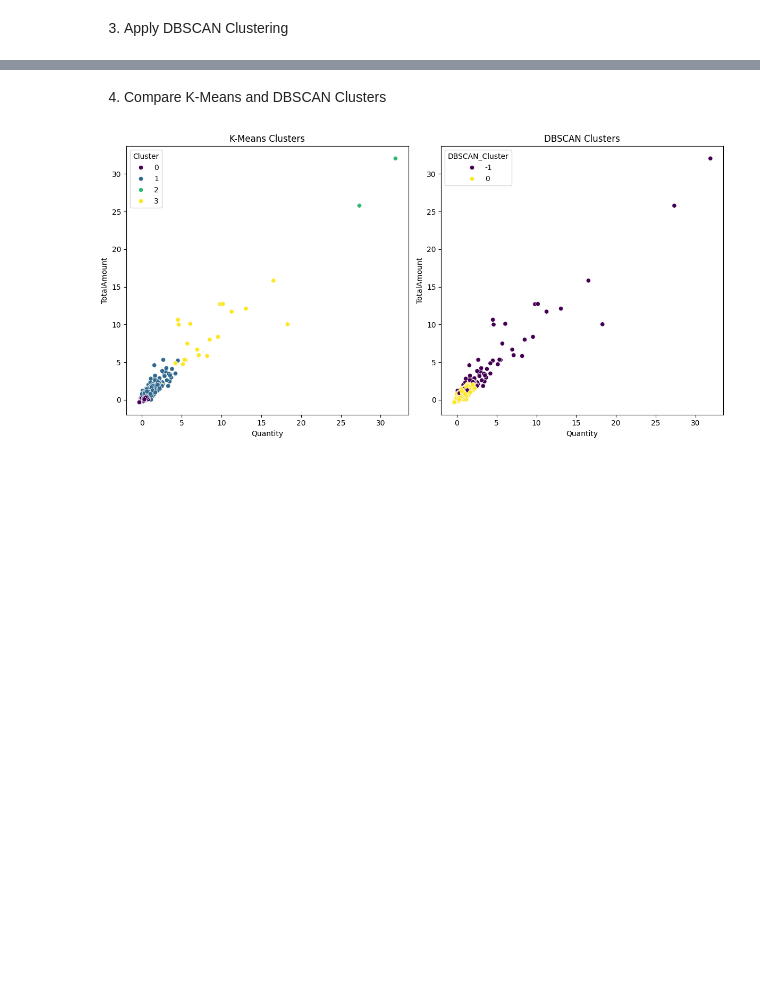
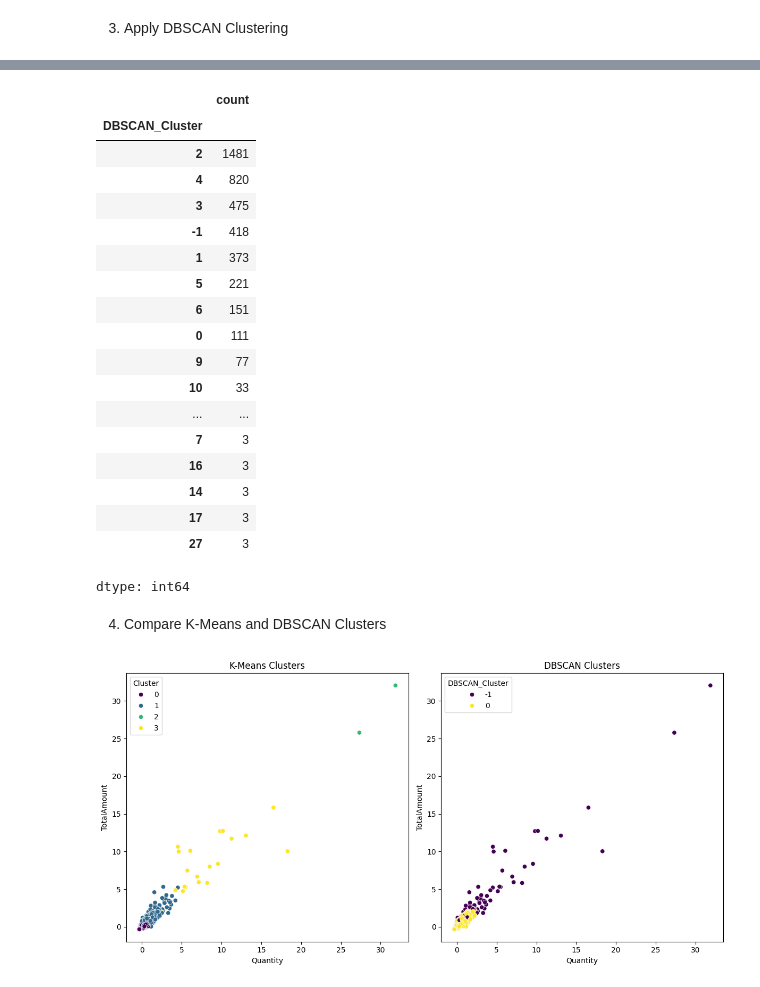
Before and after one commit to imranahmed123/DataScience-AI-ML, a Jupyter notebook: M3_NB_MiniProject_5_Customer_Segmentation_Kmeans.ipynb, the cells around one changed output, grey strips where cells are left out. Saved outputs shown, nothing was run; the diff lists cells and outputs as text; code cells hidden in the pictures; blank space fills up the shorter version.

```diff
--- a/M3_NB_MiniProject_5_Customer_Segmentation_Kmeans.ipynb
+++ b/M3_NB_MiniProject_5_Customer_Segmentation_Kmeans.ipynb
@@ -598,3 +624,25 @@ Number of clusters found by DBSCAN (excluding noise): 2
+# %%
+train_data_dbscan.DBSCAN_Cluster.value_counts()
+# %% [output]
+|  | count |
+| DBSCAN_Cluster |  |
+| 2 | 1481 |
+| 4 | 820 |
+| 3 | 475 |
+| -1 | 418 |
+| 1 | 373 |
+| 5 | 221 |
+| 6 | 151 |
+| 0 | 111 |
+| 9 | 77 |
+| 10 | 33 |
+| ... | ... |
+| 7 | 3 |
+| 16 | 3 |
+| 14 | 3 |
+| 17 | 3 |
+| 27 | 3 |
+dtype: int64
 # %% [markdown]
 4. Compare K-Means and DBSCAN Clusters
 # %%
```
Also changed, not shown: parts of 10 cells of this notebook.
